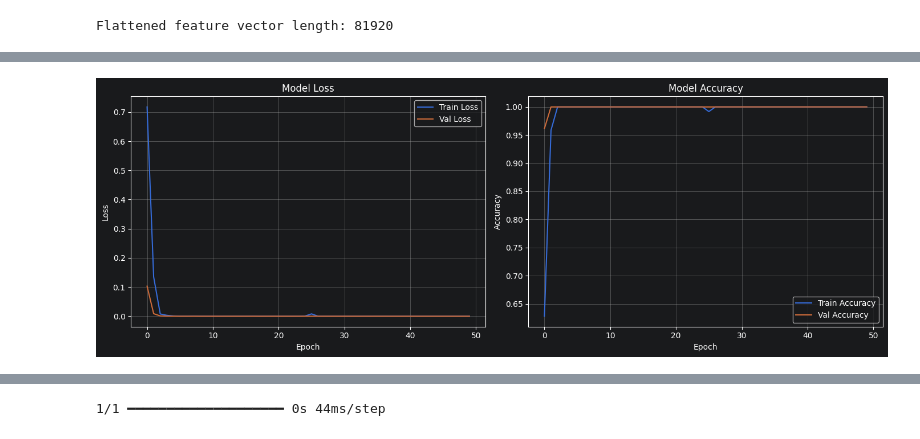
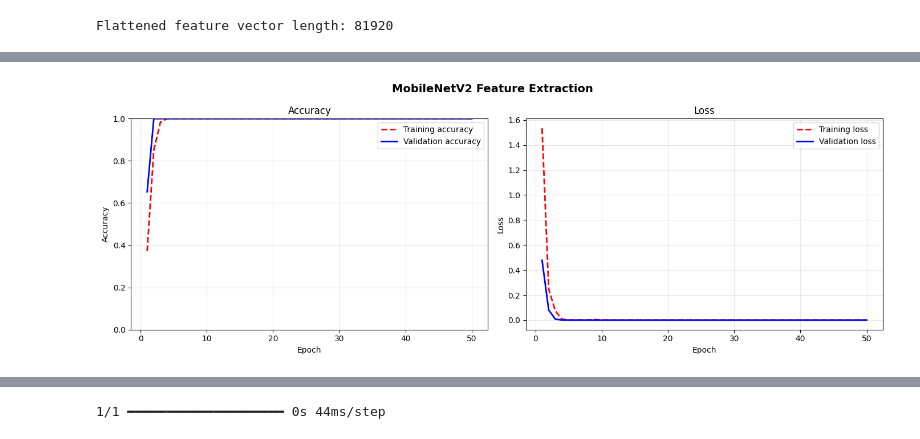
Before and after one commit to janneesa/MetropoliaNeuralNetworkProject, a Jupyter notebook: 2_/CNN_vs_VGG16_vs_MobileNetV2.ipynb, the cells around one changed output, grey strips where cells are left out. Saved outputs shown, nothing was run; the diff lists cells and outputs as text; code cells hidden in the pictures.

Commit message:
MobileNetV2 desc, Conclusion

```diff
--- a/2_/CNN_vs_VGG16_vs_MobileNetV2.ipynb
+++ b/2_/CNN_vs_VGG16_vs_MobileNetV2.ipynb
@@ -432,23 +435,4 @@ Epoch 50/50
 # %%
-fig2, axs = plt.subplots(1, 2, figsize=(14, 5))
-axs[0].plot(secondhistory.history["loss"], label="Train Loss")
-axs[0].plot(secondhistory.history["val_loss"], label="Val Loss")
-axs[0].set_title("Model Loss")
-axs[0].set_xlabel("Epoch")
-axs[0].set_ylabel("Loss")
-axs[0].legend()
-axs[0].grid(True)
-axs[1].plot(secondhistory.history["accuracy"], label="Train Accuracy")
-axs[1].plot(secondhistory.history["val_accuracy"], label="Val Accuracy")
-axs[1].set_title("Model Accuracy")
-axs[1].set_xlabel("Epoch")
-axs[1].set_ylabel("Accuracy")
-axs[1].legend()
-axs[1].grid(True)
-plt.tight_layout()
-plt.show()
-test_loss, test_acc = model2.evaluate(test_features_flat, y_test, verbose=2)
-print(f"\nTest accuracy: {test_acc:.4f}")
-print(f"Test loss: {test_loss:.4f}")
+plot_training_history(secondhistory, title='MobileNetV2 Feature Extraction')
 # %% [output]
-[figure, old version]
+[figure, new version]
```
Also changed, not shown: parts of 10 cells of this notebook.
